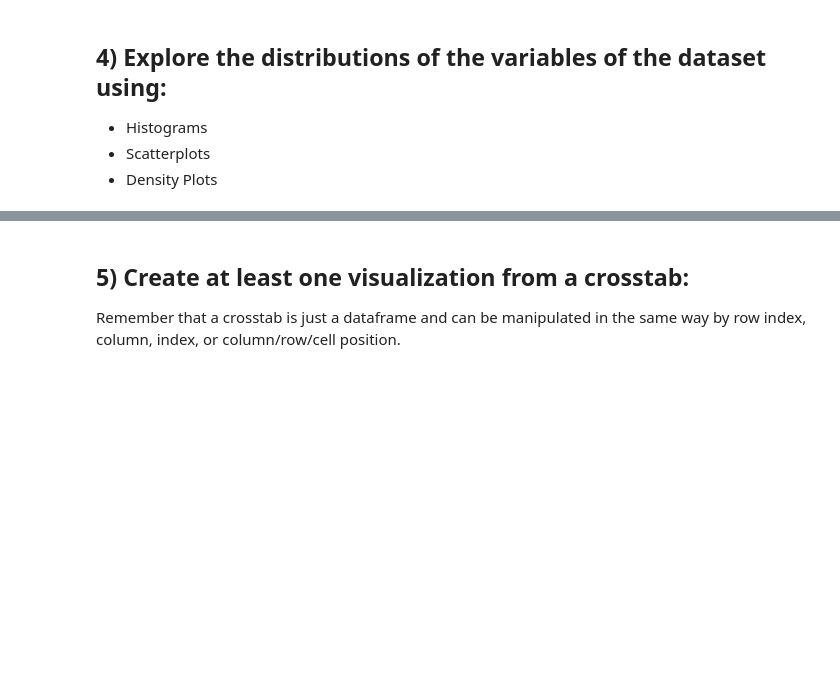
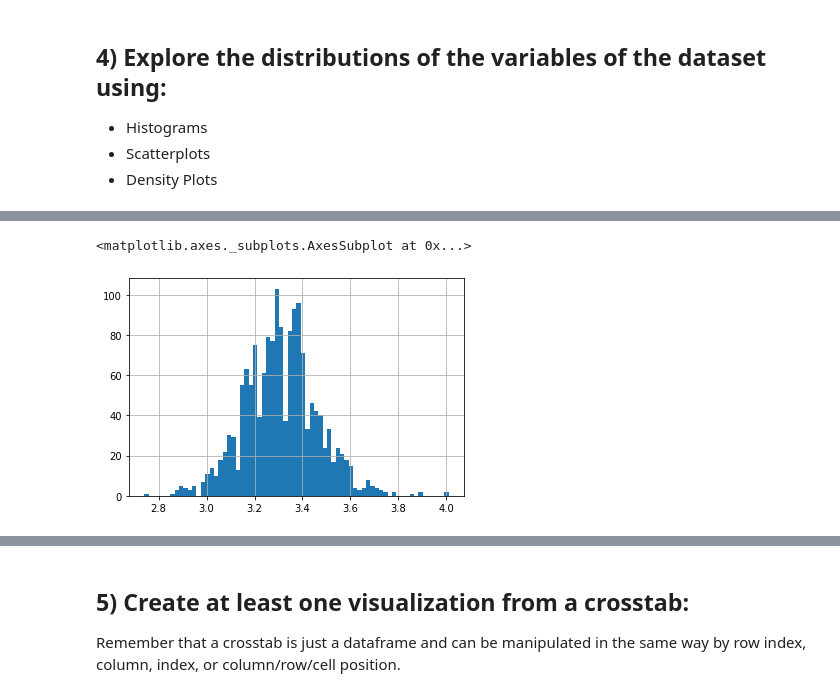
Before and after one commit to daniela500/DS-Unit-1-Sprint-1-Data-Wrangling-and-Storytelling, a Jupyter notebook: module1-exploratory-data-analysis/LS_DS_111_Exploratory_Data_Analysis_Assignment.ipynb, the cells around one changed output, grey strips where cells are left out. Saved outputs shown, nothing was run; the diff lists cells and outputs as text; code cells hidden in the pictures; blank space fills up the shorter version.

```diff
--- a/module1-exploratory-data-analysis/LS_DS_111_Exploratory_Data_Analysis_Assignment.ipynb
+++ b/module1-exploratory-data-analysis/LS_DS_111_Exploratory_Data_Analysis_Assignment.ipynb
@@ -117,0 +221,5 @@ Take whichever of the above datasets has more categorical variables and use cros
+# %%
+redwine['pH'].hist(bins=70)
+# %% [output]
+<matplotlib.axes._subplots.AxesSubplot at 0x...>
+[figure, added]
```
Also changed, not shown: parts of 12 cells of this notebook.
